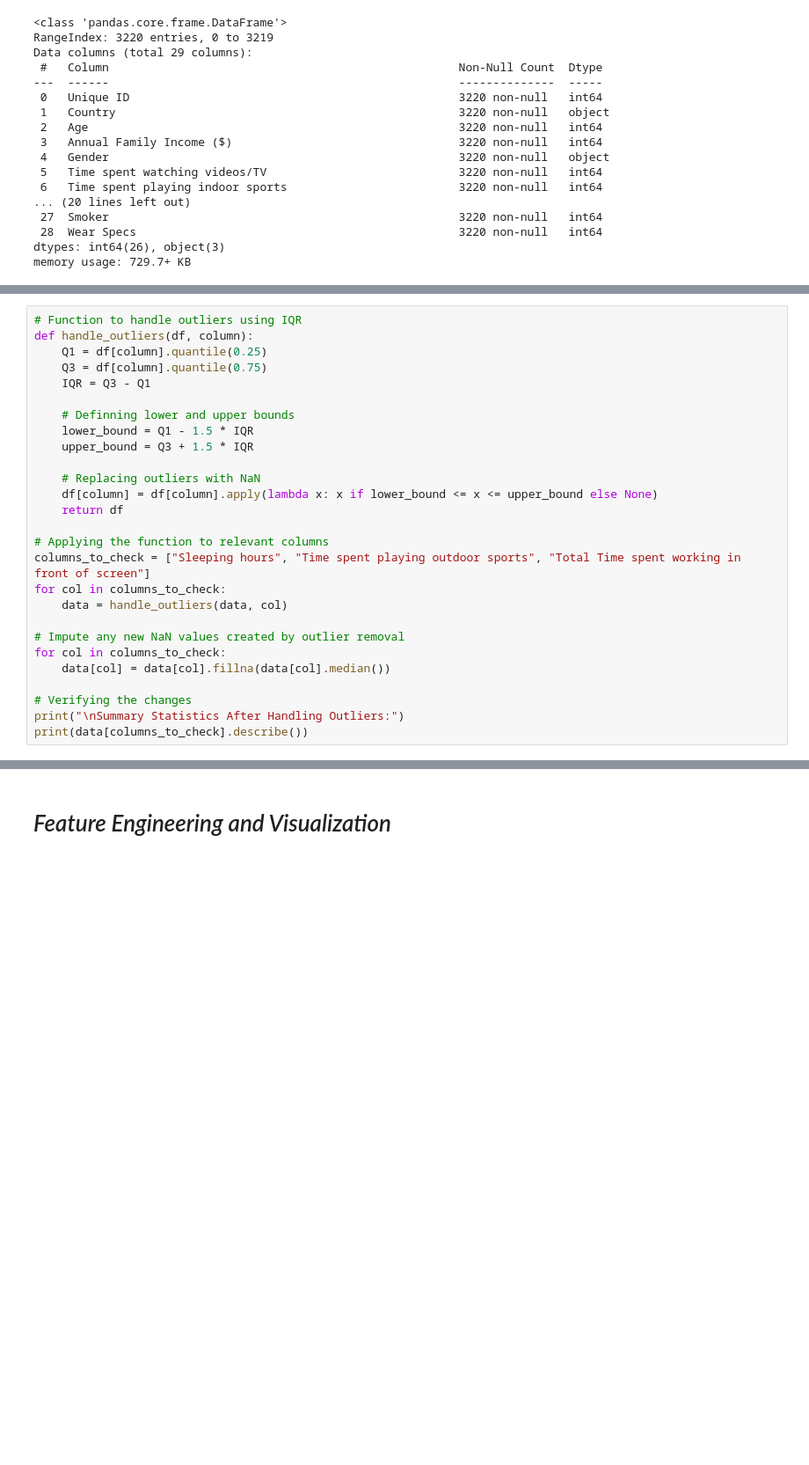
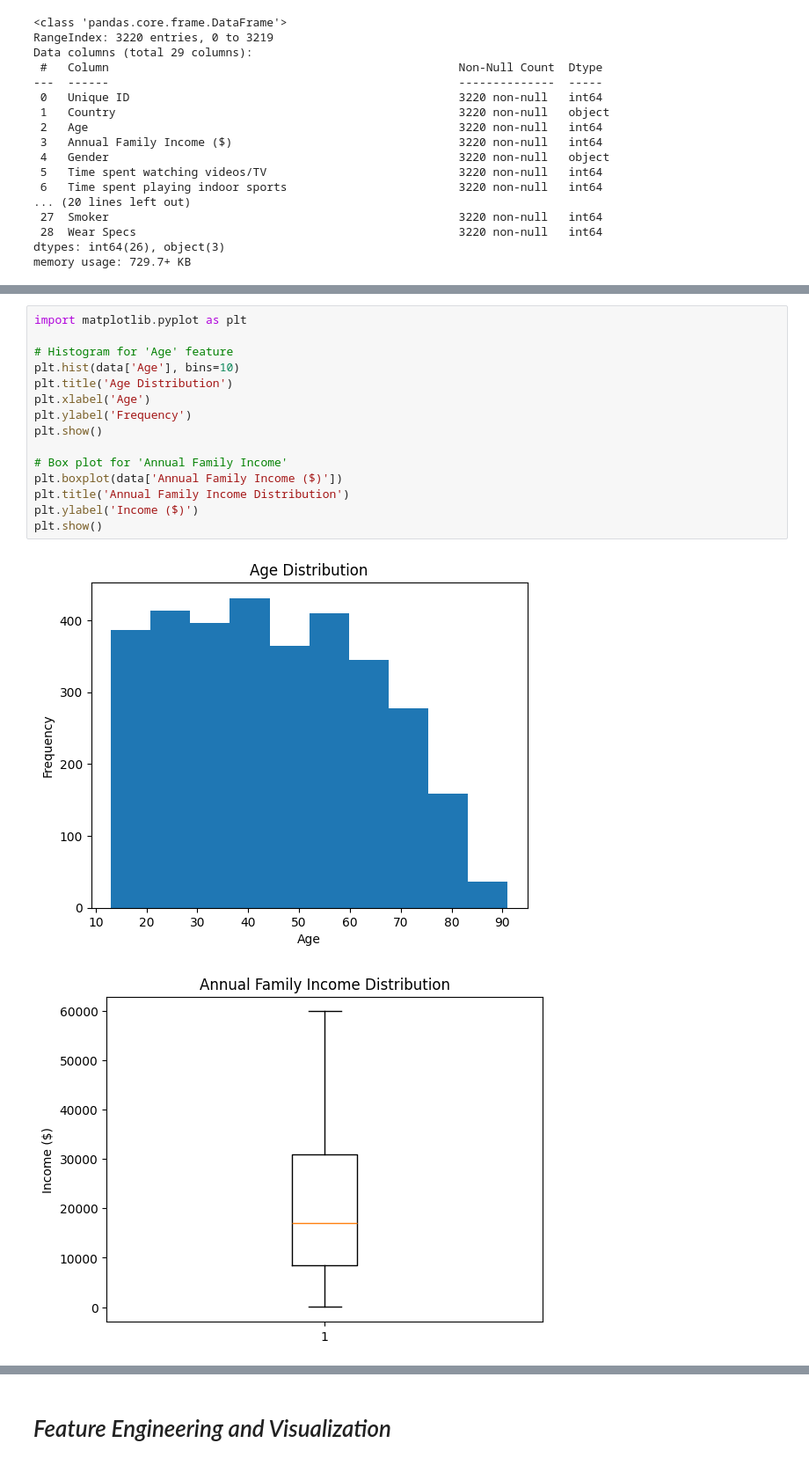
Before and after one commit to MphoPetunia/SpecsSurveyData, a Jupyter notebook: companyproject.ipynb, the cells around one changed output, grey strips where cells are left out. Shown at 88% size. Saved outputs shown, nothing was run; the diff lists cells and outputs as text; blank space fills up the shorter version.

```diff
--- a/companyproject.ipynb
+++ b/companyproject.ipynb
@@ -93,27 +70,0 @@ The IQR method identifies outliers as values outside 1.5 time the interquartile
-# %%
-# Function to handle outliers using IQR
-def handle_outliers(df, column):
-    Q1 = df[column].quantile(0.25)
-    Q3 = df[column].quantile(0.75)
-    IQR = Q3 - Q1
-
-    # Definning lower and upper bounds
-    lower_bound = Q1 - 1.5 * IQR
-    upper_bound = Q3 + 1.5 * IQR
-
-    # Replacing outliers with NaN
-    df[column] = df[column].apply(lambda x: x if lower_bound <= x <= upper_bound else None)
-    return df
-
-# Applying the function to relevant columns
-columns_to_check = ["Sleeping hours", "Time spent playing outdoor sports", "Total Time spent working in front of screen"]
-for col in columns_to_check:
-    data = handle_outliers(data, col)
-
-# Impute any new NaN values created by outlier removal
-for col in columns_to_check:
-    data[col] = data[col].fillna(data[col].median())
-
-# Verifying the changes
-print("\nSummary Statistics After Handling Outliers:")
-print(data[columns_to_check].describe())
@@ -164,0 +97,18 @@ The purpose of cleaning the data in the first step was to ensure the dataset was
+# %%
+import matplotlib.pyplot as plt
+
+# Histogram for 'Age' feature
+plt.hist(data['Age'], bins=10)
+plt.title('Age Distribution')
+plt.xlabel('Age')
+plt.ylabel('Frequency')
+plt.show()
+
+# Box plot for 'Annual Family Income'
+plt.boxplot(data['Annual Family Income ($)'])
+plt.title('Annual Family Income Distribution')
+plt.ylabel('Income ($)')
+plt.show()
+# %% [output]
+[figure, added]
+[figure, added]
```
Also changed, not shown: parts of 8 cells of this notebook.
